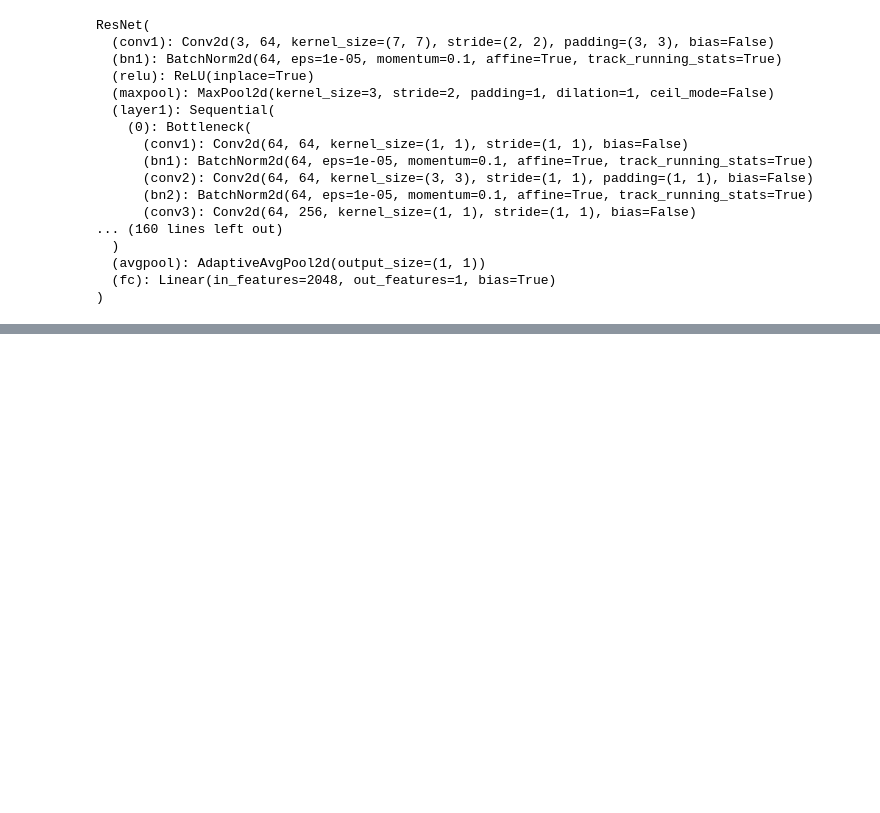
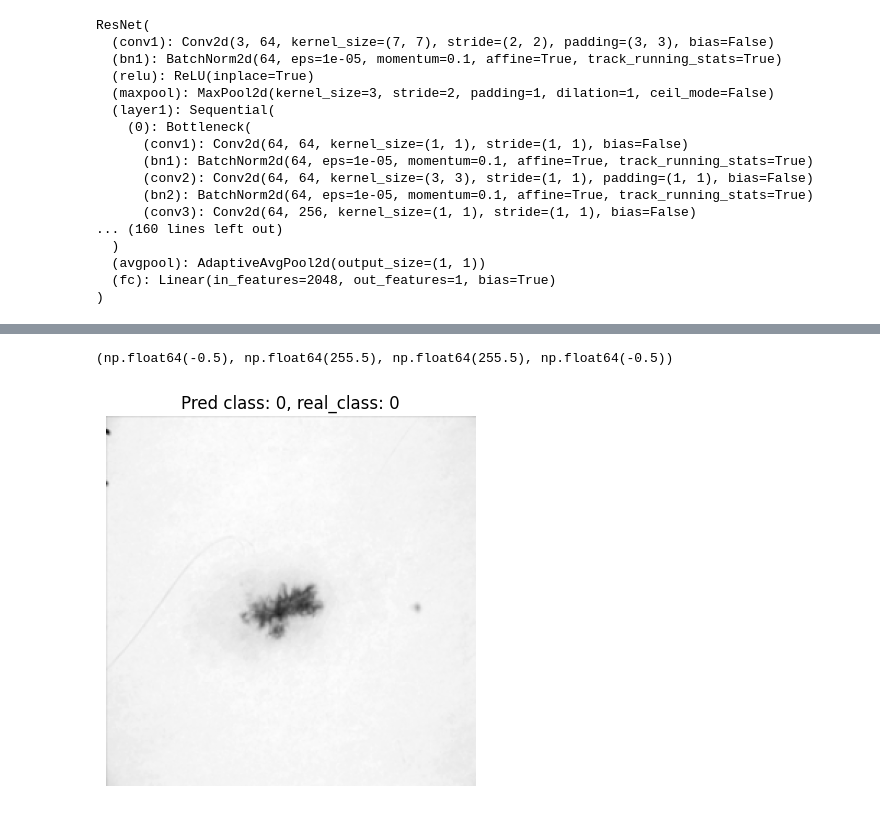
Before and after one commit to b4dm0nd4y/nn_project, a Jupyter notebook: notebooks/main2.ipynb, the cells around one changed output, grey strips where cells are left out. Drawn from its saved outputs; the diff is of its cells as text; code cells hidden in the pictures; blank space fills up the shorter version.

```diff
--- a/notebooks/main2.ipynb
+++ b/notebooks/main2.ipynb
@@ -261,0 +278,7 @@ torch.save(model.state_dict(), 'model2.pt')
+# %%
+plt.imshow(img[0][0], cmap='gray')
+plt.title(f'Pred class: {pred_class}, real_class: {true_label[0]}')
+plt.axis('off')
+# %% [output]
+(np.float64(-0.5), np.float64(255.5), np.float64(255.5), np.float64(-0.5))
+[figure, added]
```
Also changed, not shown: parts of 8 cells of this notebook, 29 other files.
